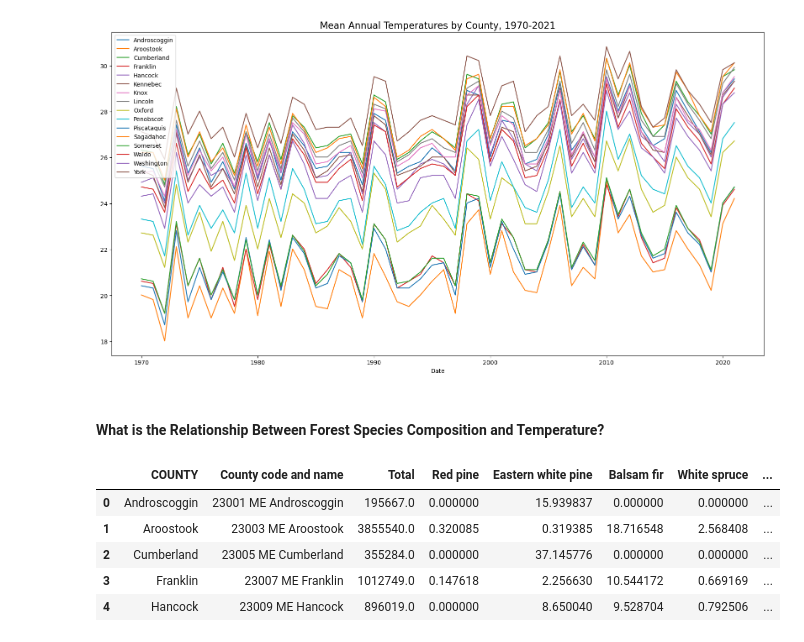
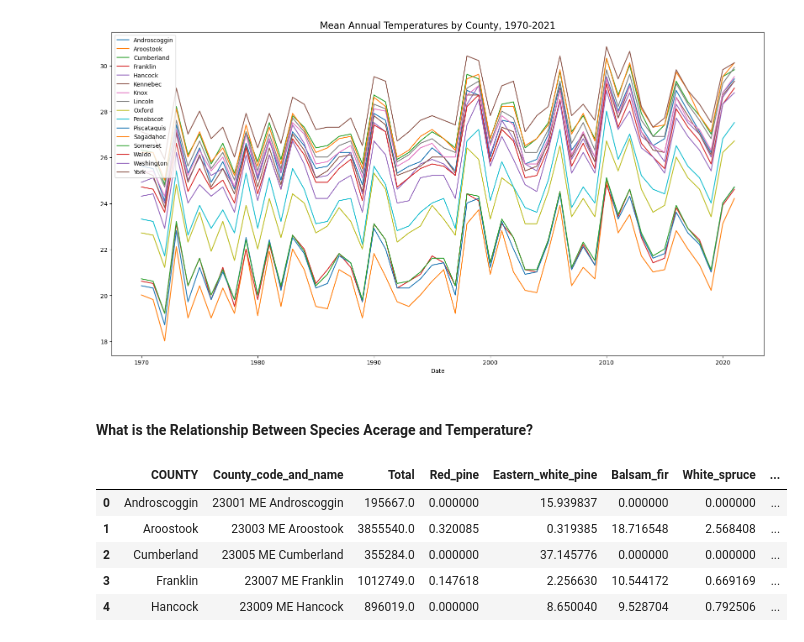
Before and after one commit to rosehanuy/maine-forest, a Jupyter notebook: maine.ipynb, the cells around one changed output. Drawn from its saved outputs; the diff is of its cells as text; code cells hidden in the pictures.

```diff
--- a/maine.ipynb
+++ b/maine.ipynb
@@ -100,13 +103,16 @@ plt.show()
 # %% [output]
 [figure]
 # %% [markdown]
-#### What is the Relationship Between Forest Species Composition and Temperature?
+#### What is the Relationship Between Species Acerage and Temperature?
 # %%
 forest_2021_temps = pd.read_csv(os.path.join(filepath,'2021_forest_cover_w_50yr_mean_temps.csv'))
 # %%
+# rename and reformat columns for regression
+forest_2021_temps.rename(columns={'50_yr_mean_temp':'mean_temp', 'Northern white-cedar': 'Northern_white_cedar'}, inplace=True)
+forest_2021_temps.columns = forest_2021_temps.columns.str.replace(' ', '_')
 forest_2021_temps.head()
 # %% [output]
-|  | COUNTY | County code and name | Total | Red pine | Eastern white pine | Balsam fir | White spruce | ... |
+|  | COUNTY | County_code_and_name | Total | Red_pine | Eastern_white_pine | Balsam_fir | White_spruce | ... |
 | 0 | Androscoggin | 23001 ME Androscoggin | 195667.0 | 0.000000 | 15.939837 | 0.000000 | 0.000000 | ... |
 | 1 | Aroostook | 23003 ME Aroostook | 3855540.0 | 0.320085 | 0.319385 | 18.716548 | 2.568408 | ... |
 | 2 | Cumberland | 23005 ME Cumberland | 355284.0 | 0.000000 | 37.145776 | 0.000000 | 0.000000 | ... |
```
Also changed, not shown: parts of 4 cells of this notebook, 1 other file.
